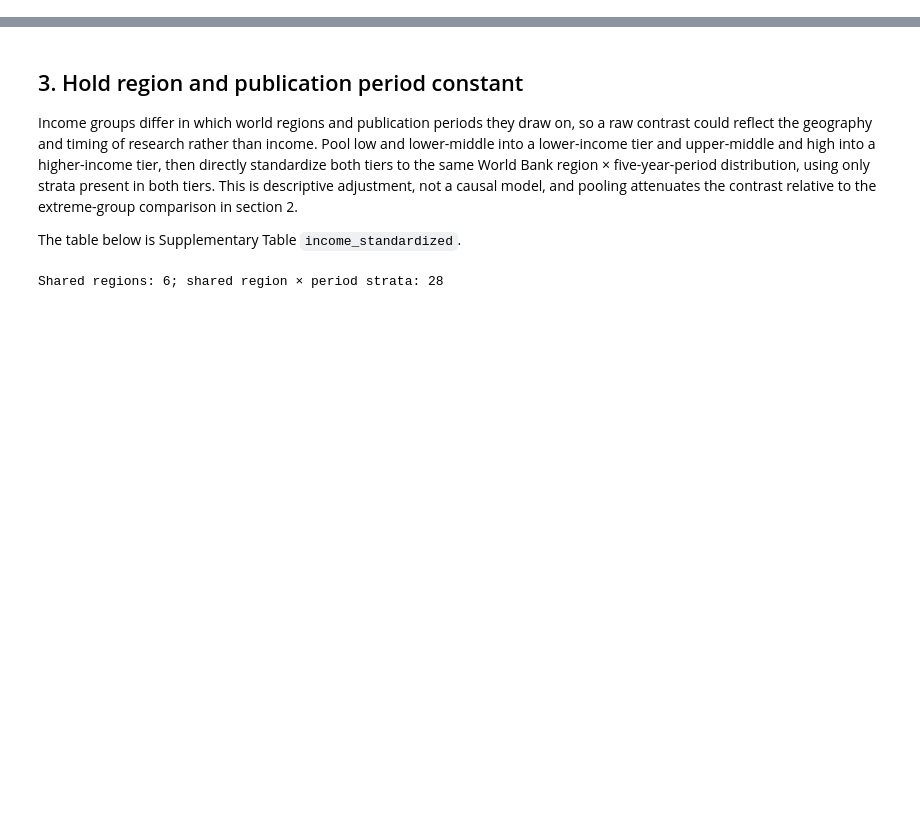
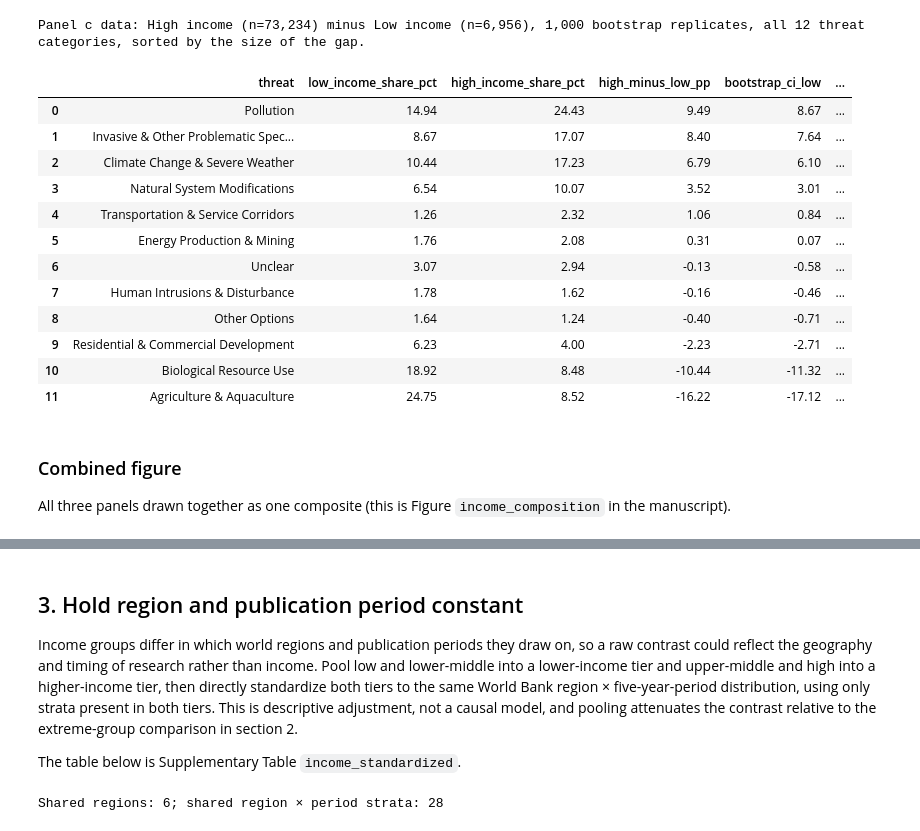
Before and after one commit to hunaindot/biodiversity-change-systematic-map, a Jupyter notebook: notebooks/results/02_income_composition.ipynb, the cells around one changed output, grey strips where cells are left out. Cells and saved outputs as stored; diff of their text form; code cells hidden in the pictures; blank space fills up the shorter version.

```diff
--- a/notebooks/results/02_income_composition.ipynb
+++ b/notebooks/results/02_income_composition.ipynb
@@ -233,0 +285,38 @@ plt.show()
+# %%
+contrast_table = composition_analysis.extreme_contrast[
+    [
+        "threat",
+        "low_income_share_pct",
+        "high_income_share_pct",
+        "high_minus_low_pp",
+        "bootstrap_ci_low",
+        "bootstrap_ci_high",
+    ]
+].round(2)
+print(
+    f"Panel c data: High income (n={group_sizes['High income']:,}) minus "
+    f"Low income (n={group_sizes['Low income']:,}), "
+    f"{DRIVER_CONFIG['bootstrap_replicates']:,} bootstrap replicates, "
+    f"all {len(contrast_table)} threat categories, sorted by the size of the gap."
+)
+display(contrast_table)
+# %% [output]
+Panel c data: High income (n=73,234) minus Low income (n=6,956), 1,000 bootstrap replicates, all 12 threat categories, sorted by the size of the gap.
+|  | threat | low_income_share_pct | high_income_share_pct | high_minus_low_pp | bootstrap_ci_low | ... |
+| 0 | Pollution | 14.94 | 24.43 | 9.49 | 8.67 | ... |
+| 1 | Invasive & Other Problematic Spec... | 8.67 | 17.07 | 8.40 | 7.64 | ... |
+| 2 | Climate Change & Severe Weather | 10.44 | 17.23 | 6.79 | 6.10 | ... |
+| 3 | Natural System Modifications | 6.54 | 10.07 | 3.52 | 3.01 | ... |
+| 4 | Transportation & Service Corridors | 1.26 | 2.32 | 1.06 | 0.84 | ... |
+| 5 | Energy Production & Mining | 1.76 | 2.08 | 0.31 | 0.07 | ... |
+| 6 | Unclear | 3.07 | 2.94 | -0.13 | -0.58 | ... |
+| 7 | Human Intrusions & Disturbance | 1.78 | 1.62 | -0.16 | -0.46 | ... |
+| 8 | Other Options | 1.64 | 1.24 | -0.40 | -0.71 | ... |
+| 9 | Residential & Commercial Development | 6.23 | 4.00 | -2.23 | -2.71 | ... |
+| 10 | Biological Resource Use | 18.92 | 8.48 | -10.44 | -11.32 | ... |
+| 11 | Agriculture & Aquaculture | 24.75 | 8.52 | -16.22 | -17.12 | ... |
+# %% [markdown]
+### Combined figure
+
+All three panels drawn together as one composite (this is Figure `income_composition` in
+the manuscript).
```
Also changed, not shown: parts of 18 cells of this notebook, 20 other files.
